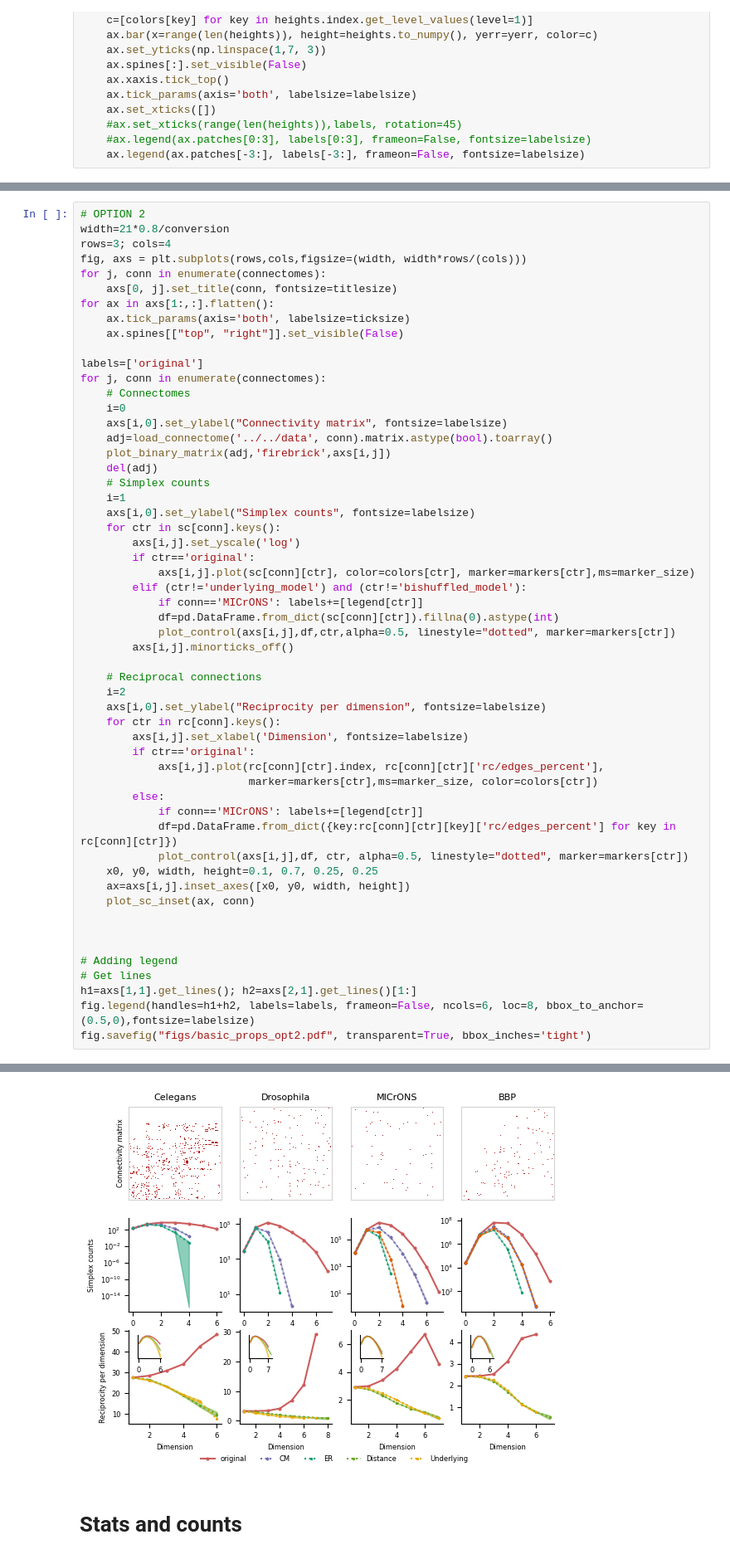
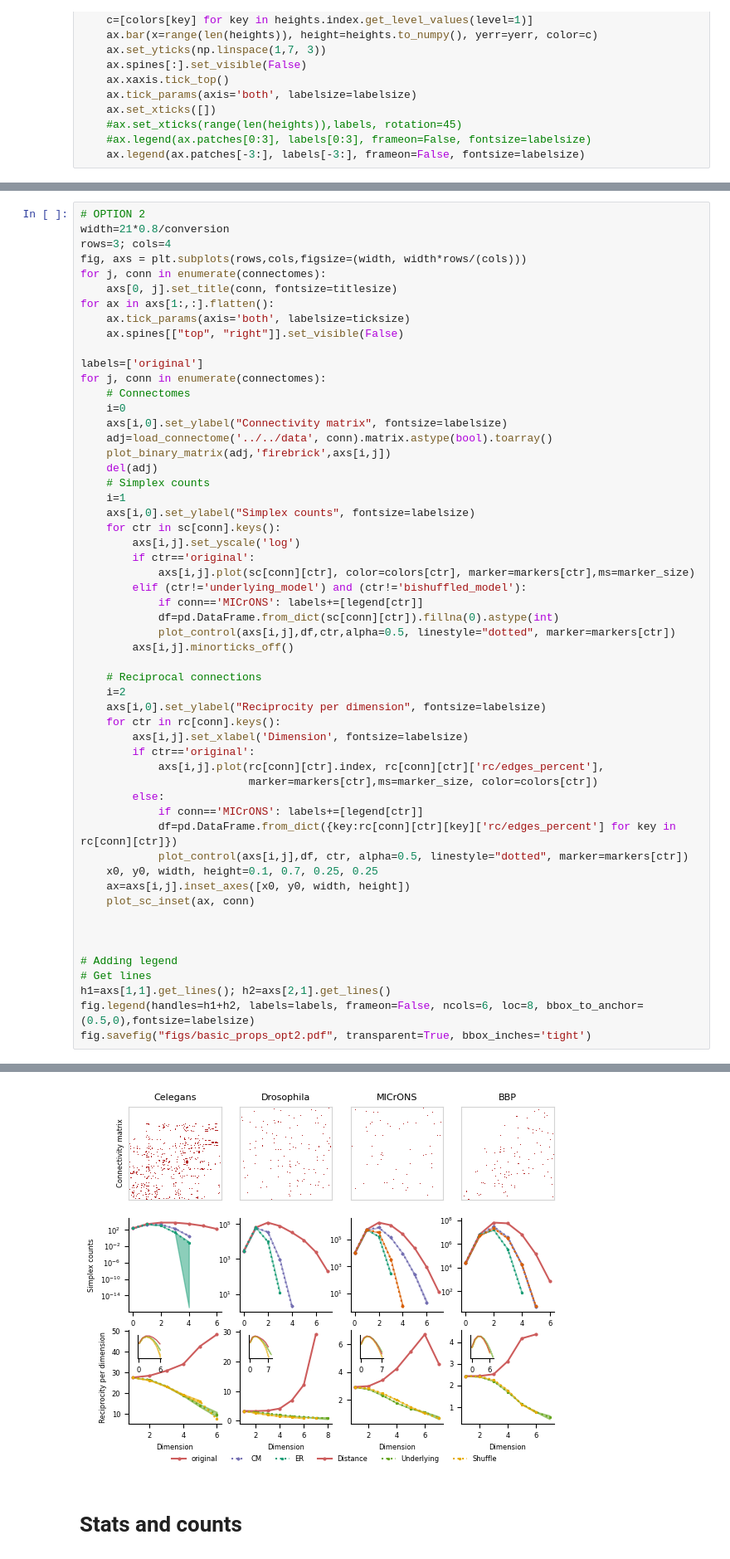
Before and after one commit to BlueBrain/reliability-and-structure, a Jupyter notebook: data_analysis/structural/visualization_and_notebooks/Basic_properties_all_connectomes.ipynb, the cells around one changed output, grey strips where cells are left out. Shown at 83% size. Drawn from its saved outputs; the diff is of its cells as text.

```diff
--- a/data_analysis/structural/visualization_and_notebooks/Basic_properties_all_connectomes.ipynb
+++ b/data_analysis/structural/visualization_and_notebooks/Basic_properties_all_connectomes.ipynb
@@ -313,35 +313,35 @@ for j, conn in enumerate(connectomes):
             df=pd.DataFrame.from_dict(sc[conn][ctr]).fillna(0).astype(int)
             plot_control(axs[i,j],df,ctr,alpha=0.5, linestyle="dotted", marker=markers[ctr])
         axs[i,j].minorticks_off()
 
     # Reciprocal connections
     i=2
     axs[i,0].set_ylabel("Reciprocity per dimension", fontsize=labelsize)
     for ctr in rc[conn].keys():
         axs[i,j].set_xlabel('Dimension', fontsize=labelsize)
         if ctr=='original':
             axs[i,j].plot(rc[conn][ctr].index, rc[conn][ctr]['rc/edges_percent'],
                           marker=markers[ctr],ms=marker_size, color=colors[ctr])
         else:
             if conn=='MICrONS': labels+=[legend[ctr]]
             df=pd.DataFrame.from_dict({key:rc[conn][ctr][key]['rc/edges_percent'] for key in rc[conn][ctr]})
             plot_control(axs[i,j],df, ctr, alpha=0.5, linestyle="dotted", marker=markers[ctr])
     x0, y0, width, height=0.1, 0.7, 0.25, 0.25
     ax=axs[i,j].inset_axes([x0, y0, width, height])
     plot_sc_inset(ax, conn)
 
 
 
 # Adding legend
 # Get lines
-h1=axs[1,1].get_lines(); h2=axs[2,1].get_lines()[1:]
+h1=axs[1,1].get_lines(); h2=axs[2,1].get_lines()
 fig.legend(handles=h1+h2, labels=labels, frameon=False, ncols=6, loc=8, bbox_to_anchor=(0.5,0),fontsize=labelsize)
 fig.savefig("figs/basic_props_opt2.pdf", transparent=True, bbox_inches='tight')
 # %% [output]
 Warning!!! When accessing the adjacency as a sparse matrix using the .matrix property:
     Connections that are not present at a given stage, but at other stages will be represented as edges,
     but with a value of ``0`` synapses associated with them.  For structural analysis always use .eliminate_zeros
-[figure, old version]
+[figure, new version]
 # %% [markdown]
 # Stats and counts
 # %%
```
Also changed, not shown: parts of 2 cells of this notebook.
